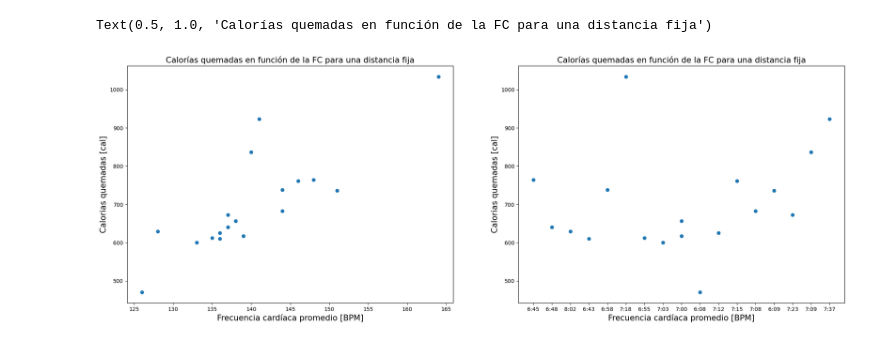
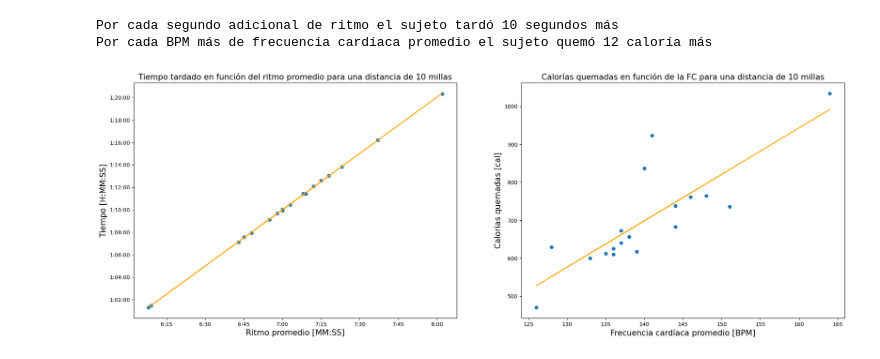
Before and after one commit to agusje1/C-digos, a Jupyter notebook: Running/Running.ipynb, the cells around one changed output. Saved outputs shown, nothing was run; the diff lists cells and outputs as text; code cells hidden in the pictures.

```diff
--- a/Running/Running.ipynb
+++ b/Running/Running.ipynb
@@ -38,7 +55,8 @@ def lineal(x,m,b):
 #Paso los tiempos a segundos
 df["Time_parsed"] = df["Time"].apply(parse_time_string)
 df["Time_seconds"] = df["Time_parsed"].dt.total_seconds()
-
+df["Avg Pace_parsed"] = df["Avg Pace"].apply(parse_time_string)
+df["Avg Pace_seconds"] = df["Avg Pace_parsed"].dt.total_seconds()
 
 #Limpio la columna de calorias que tiene entradas -- o entradas escritas como 1,310 (1310)
 calories_bool = df["Calories"] != "--"
@@ -48,16 +66,18 @@ df["Calories"] = np.nan_to_num(df["Calories"])
 df = df[df["Calories"] != 0]
 
 #De paso convierto en integers las columnas numéricas
-
-df["Max HR"] = df["Max HR"].astype(int)
-df["Avg HR"] = df["Avg HR"].astype(int)
-
 avg_cadence_bool = df["Avg Run Cadence"] != "--"
 df["Avg Run Cadence"] = df["Avg Run Cadence"]*avg_cadence_bool
 df["Avg Run Cadence"] = df["Avg Run Cadence"].replace({',': ''}, regex=True).apply(pd.to_numeric)
 df["Avg Run Cadence"] = np.nan_to_num(df["Avg Run Cadence"])
 df = df[df["Avg Run Cadence"] != 0]
 
+
+df["Max HR"] = df["Max HR"].astype(int)
+df["Avg HR"] = df["Avg HR"].astype(int)
+
+
+
 df["Avg Run Cadence"].astype(int)
 df["Max Run Cadence"].astype(int)
 df["Avg Stride Length"].astype(float)
@@ -103,16 +117,30 @@ Por cada milla adicional que corrió el sujeto quemó 73 caloría más
 # %%
+distancia_fija = 10
+popt_2,pcov_2 = curve_fit(lineal,df[df["Distance"]==distancia_fija]["Avg Pace_seconds"],df[df["Distance"]==distancia_fija]["Time_seconds"])
+popt_3,pcov_3 = curve_fit(lineal,df[df["Distance"]==distancia_fija]["Avg HR"],df[df["Distance"]==distancia_fija]["Calories"])
+
 fig, ax = plt.subplots(1,2,figsize=(24,8))
 
+#Las top 5 distancias repetidas son: 4,5,10,6,10.01
 
-ax[0].scatter(df[df["Distance"]==10]["Avg HR"],df[df["Distance"]==10]["Calories"])
-ax[0].set_xlabel("Frecuencia cardíaca promedio [BPM]",fontsize=15)
-ax[0].set_ylabel("Calorias quemadas [cal]",fontsize=15)
-ax[0].set_title("Calorías quemadas en función de la FC para una distancia fija",fontsize=15)
 
-ax[1].scatter(df[df["Distance"]==10]["Avg Pace"],df[df["Distance"]==10]["Calories"])
+
+ax[0].set_yticks(np.arange(3600,4801,120),["1:00:00","1:02:00","1:04:00","1:06:00","1:08:00","1:10:00","1:12:00","1:14:00","1:16:00","1:18:00","1:20:00"])
+ax[0].set_xticks(np.arange(360,481,15),["6:00","6:15","6:30","6:45","7:00","7:15","7:30","7:45","8:00"])
+ax[0].scatter(df[df["Distance"]==distancia_fija]["Avg Pace_seconds"],df[df["Distance"]==distancia_fija]["Time_seconds"])
+ax[0].plot(df[df["Distance"]==distancia_fija]["Avg Pace_seconds"],lineal(df[df["Distance"]==distancia_fija]["Avg Pace_seconds"],*popt_2),color="orange")
+ax[0].set_xlabel("Ritmo promedio [MM:SS]",fontsize=15)
+ax[0].set_ylabel("Tiempo [H:MM:SS]",fontsize=15)
+ax[0].set_title("Tiempo tardado en función del ritmo promedio para una distancia de %s millas"%distancia_fija,fontsize=15)
+
+ax[1].scatter(df[df["Distance"]==distancia_fija]["Avg HR"],df[df["Distance"]==distancia_fija]["Calories"])
+ax[1].plot(df[df["Distance"]==distancia_fija]["Avg HR"],lineal(df[df["Distance"]==distancia_fija]["Avg HR"],*popt_3),color="orange")
 ax[1].set_xlabel("Frecuencia cardíaca promedio [BPM]",fontsize=15)
 ax[1].set_ylabel("Calorias quemadas [cal]",fontsize=15)
-ax[1].set_title("Calorías quemadas en función de la FC para una distancia fija",fontsize=15)
+ax[1].set_title("Calorías quemadas en función de la FC para una distancia de %s millas"%distancia_fija,fontsize=15)
+print("Por cada segundo adicional de ritmo el sujeto tardó " + str(int(popt_2[0])) + " segundos más")
+print("Por cada BPM más de frecuencia cardíaca promedio el sujeto quemó " + str(int(popt_3[0])) + " caloría más")
 # %% [output]
-Text(0.5, 1.0, 'Calorías quemadas en función de la FC para una distancia fija')
+Por cada segundo adicional de ritmo el sujeto tardó 10 segundos más
+Por cada BPM más de frecuencia cardíaca promedio el sujeto quemó 12 caloría más
-[figure, old version]
+[figure, new version]
```
Also changed, not shown: parts of 19 cells of this notebook.
